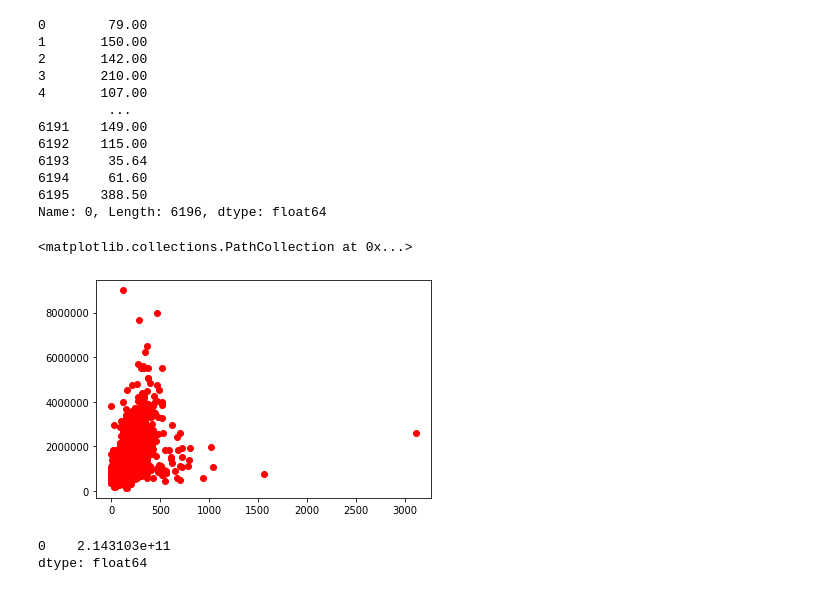
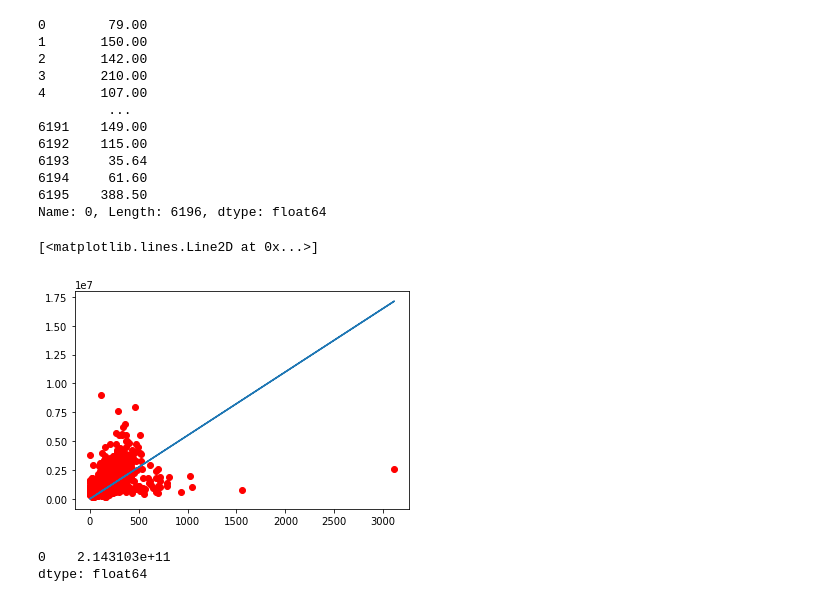
Before and after one commit to bisalgt/playground, a Jupyter notebook: linear regression for one vairable and gradient descent.ipynb, the cells around one changed output. Saved outputs shown, nothing was run; the diff lists cells and outputs as text; code cells hidden in the pictures.

```diff
--- a/linear regression for one vairable and gradient descent.ipynb
+++ b/linear regression for one vairable and gradient descent.ipynb
@@ -659,9 +659,11 @@ X.iloc[:, 1]
 Name: 0, Length: 6196, dtype: float64
 # %%
 plt.scatter(X.iloc[:, 1], y, c='r')
+
+plt.plot(X.iloc[:, 1], h)
 # %% [output]
-<matplotlib.collections.PathCollection at 0x...>
+[<matplotlib.lines.Line2D at 0x...>]
-[figure, old version]
+[figure, new version]
 # %%
 cost
 # %% [output]
```
Also changed, not shown: 1 other file.
